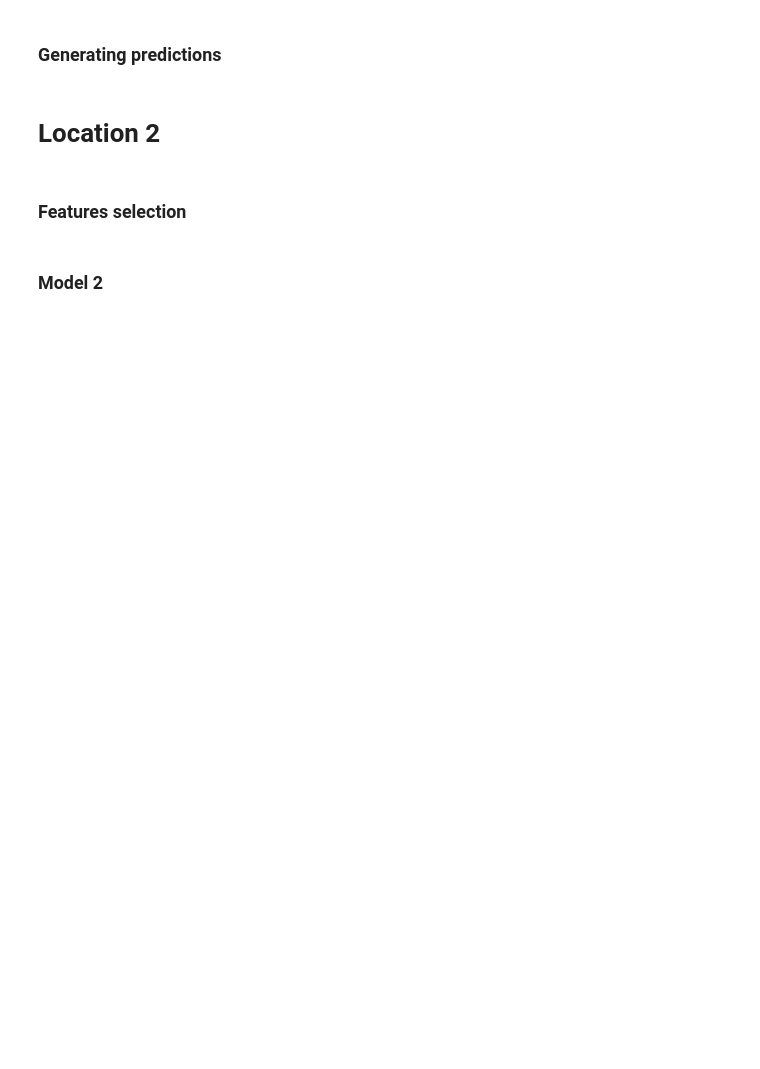
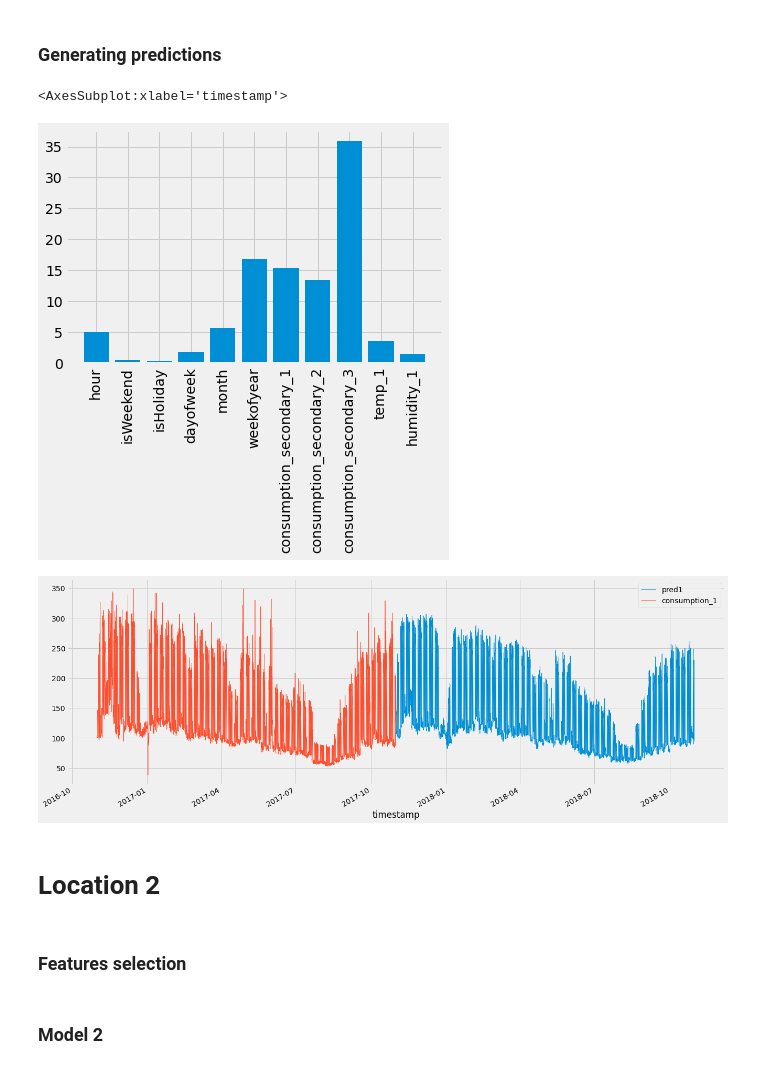
Before and after one commit to Me-HDi/Historical-consumption-regression-for-electricity-supply-pricing, a Jupyter notebook: Notebooks/CatBoost_predictions.ipynb, the cells around one changed output. Drawn from its saved outputs; the diff is of its cells as text; code cells hidden in the pictures; blank space fills up the shorter version.

```diff
--- a/Notebooks/CatBoost_predictions.ipynb
+++ b/Notebooks/CatBoost_predictions.ipynb
@@ -22,6 +22,7 @@ from model import preprocessing
 ## Importing data
 
 plt.style.use('fivethirtyeight')
+figparams = {'figsize':(20,8), 'lw':0.8}
 #Import training data
 inputFilePath = "./input_training_ssnsrY0.csv"
 data_train = pd.read_csv(inputFilePath, delimiter = ',', skiprows = 0, index_col=[0])
@@ -69,15 +72,19 @@ model1.fit(
 # %%
 # predictions
 pred1 = model1.predict(X_test1)
-pred1_df = pd.DataFrame(pred1, index = data_test.index, columns=['pred1'])
+pred1_df = pd.DataFrame(pred1, index = data.data_test.index, columns=['pred1'])
 
 # plotting coefficients' importances
 plt.bar(features_lm_loc1, model1.feature_importances_)
 plt.xticks(rotation=90)
 
 # plotting predictions
 pred1_df.plot(**figparams, legend=True)
 y_train1.plot(**figparams, legend=True)
+# %% [output]
+<AxesSubplot:xlabel='timestamp'>
+[figure, added]
+[figure, added]
 # %% [markdown]
 # Location 2
 # %% [markdown]
```
Also changed, not shown: parts of 7 cells of this notebook.
